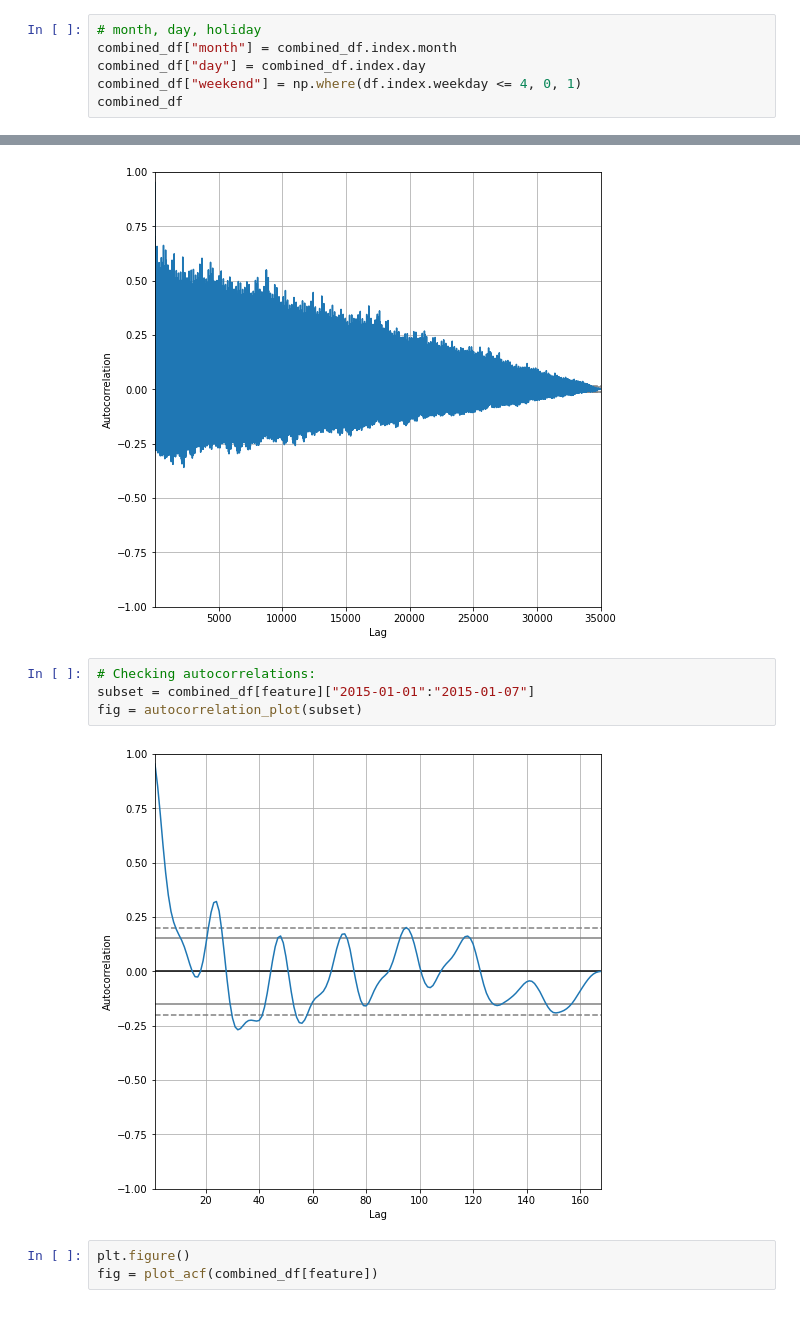
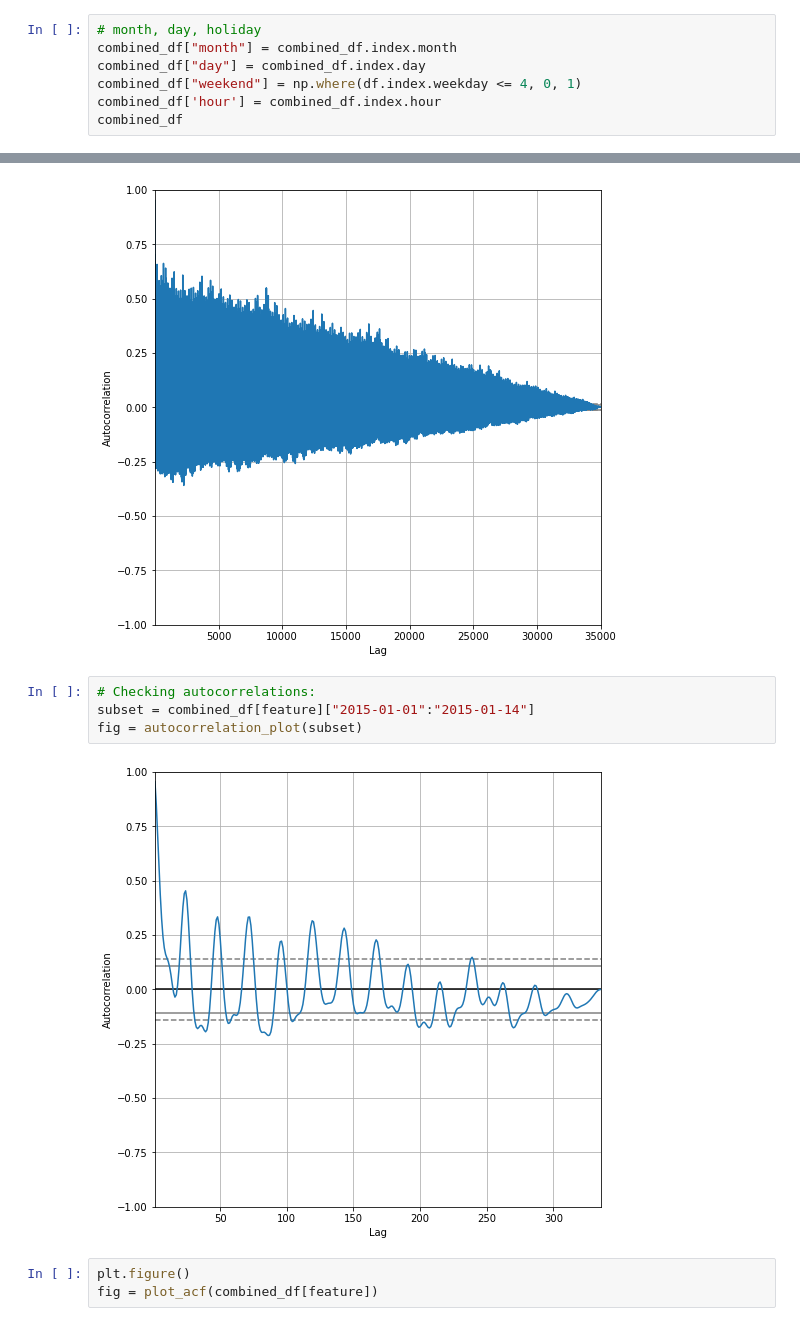
Before and after one commit to Kealtor/Data-Driven-Engineering, a Jupyter notebook: DDE_MachineLearning_Project/01_dde_pp.ipynb, the cells around one changed output, grey strips where cells are left out. Saved outputs shown, nothing was run; the diff lists cells and outputs as text.

```diff
--- a/DDE_MachineLearning_Project/01_dde_pp.ipynb
+++ b/DDE_MachineLearning_Project/01_dde_pp.ipynb
@@ -449,6 +449,7 @@ combined_df["energy_stored"] = combined_df['energy_difference'].cumsum(axis=0)
 combined_df["month"] = combined_df.index.month
 combined_df["day"] = combined_df.index.day
 combined_df["weekend"] = np.where(df.index.weekday <= 4, 0, 1)
+combined_df['hour'] = combined_df.index.hour
 combined_df
 # %% [output]
 |  | temp | pressure | humidity | wind_speed | wind_deg | generation biomass | generation fossil brown coal/lignite | ... |
@@ -646,10 +647,10 @@ fig = autocorrelation_plot(combined_df[feature])
 [figure]
 # %%
 # Checking autocorrelations:
-subset = combined_df[feature]["2015-01-01":"2015-01-07"]
+subset = combined_df[feature]["2015-01-01":"2015-01-14"]
 fig = autocorrelation_plot(subset)
 # %% [output]
-[figure, old version]
+[figure, new version]
 # %%
 plt.figure()
 fig = plot_acf(combined_df[feature])
```
Also changed, not shown: parts of 9 cells of this notebook, 6 other files.
